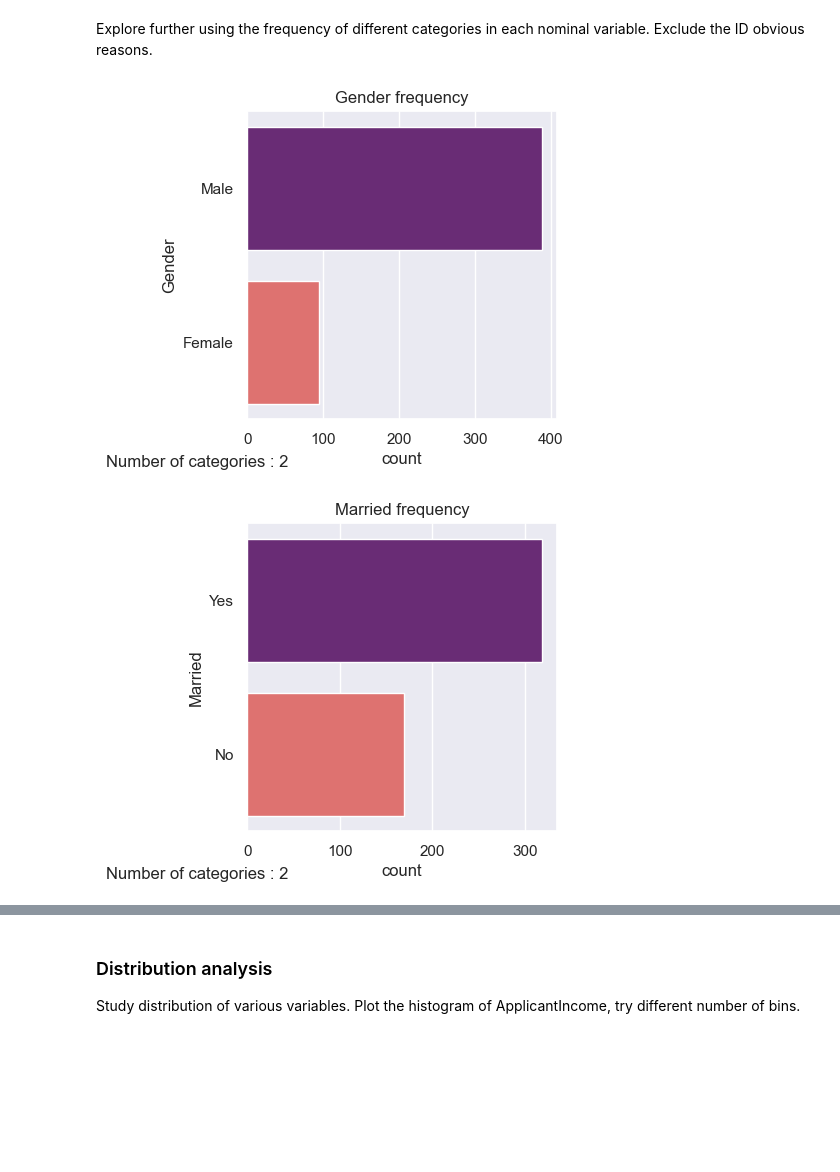
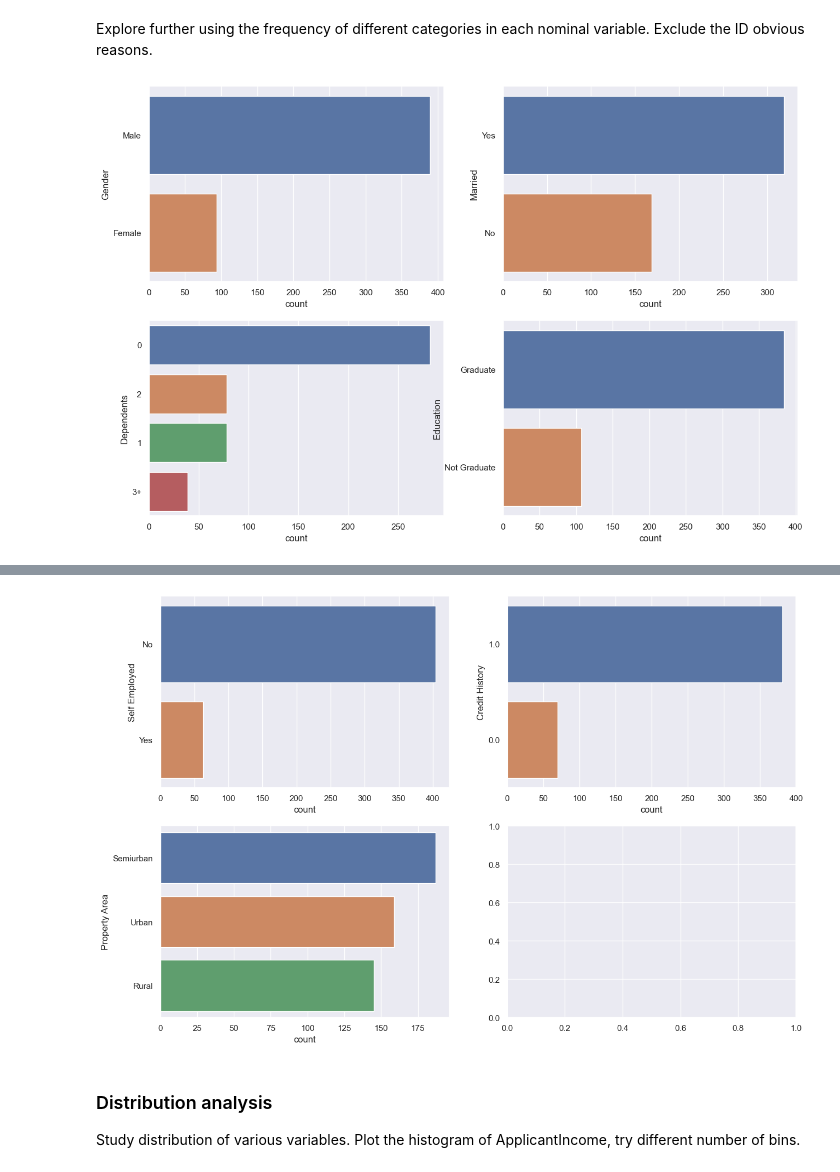
Before and after one commit to jess-moloney/mini-project-4, a Jupyter notebook: notebooks/instructions.ipynb, the cells around one changed output, grey strips where cells are left out. Saved outputs shown, nothing was run; the diff lists cells and outputs as text; code cells hidden in the pictures; blank space fills up the shorter version.

```diff
--- a/notebooks/instructions.ipynb
+++ b/notebooks/instructions.ipynb
@@ -351,9 +330,34 @@ def uni_analyis_categorical(df, feature):
 
     txt = fig.text(0, 10, f'Number of categories : {cat_count}', ha='center')
     txt.set_transform(trans)
+# %%
+def uni_analyis_categorical(df, feature_lst):
+    import pandas as pd
+    import matplotlib.pyplot as plt
+    import seaborn as sns
+    import matplotlib.transforms as mtrans
+    fig, axes = plt.subplots(2,2, sharex=False, figsize=(15,10))
+
+    for i in range(len(feature_lst)):
+        # approval_rate = feature_lst[i] + ' Approval Rate'
+        # table = pd.pivot_table(df, values=[approval_rate], index=[feature_lst[i]],
+        #                 aggfunc={approval_rate: 'max'}).reset_index()
+        if i < 2:
+            sns.countplot(ax=axes[0][i], data = df, y = feature_lst[i], order = df[feature_lst[i]].value_counts().index, orient='h', palette = 'deep')
+        else:
+            sns.countplot(ax=axes[1][i-2], data = df, y = feature_lst[i], order = df[feature_lst[i]].value_counts().index, orient='h', palette = 'deep')
+
+        # plt.title(f'{feature_lst[i]} frequency')
+
+        # cat_count = df[feature_lst[i]].nunique()
+
+        # trans = mtrans.blended_transform_factory(fig.transFigure, mtrans.IdentityTransform())
+
+        # txt = fig.text(0, 10, f'Number of categories : {cat_count}', ha='center')
+        # txt.set_transform(trans)
 # %%
-for feat in cat_feats:
-    uni_analyis_categorical(df_train, feature=feat)
+uni_analyis_categorical(df=df_train, feature_lst=cat_feats[0:4])
+# for feat in cat_feats:
+#     uni_analyis_categorical(df_train, feature=feat)
 # %% [output]
-[figure, old version]
+[figure, new version]
-[figure, removed]
@@ -365,3 +364,7 @@ for feat in cat_feats:
+# %%
+uni_analyis_categorical(df=df_train, feature_lst=cat_feats[4:])
+# %% [output]
+[figure, added]
 # %% [markdown]
 ### Distribution analysis
 
```
Also changed, not shown: parts of 86 cells of this notebook, 20 other files.
